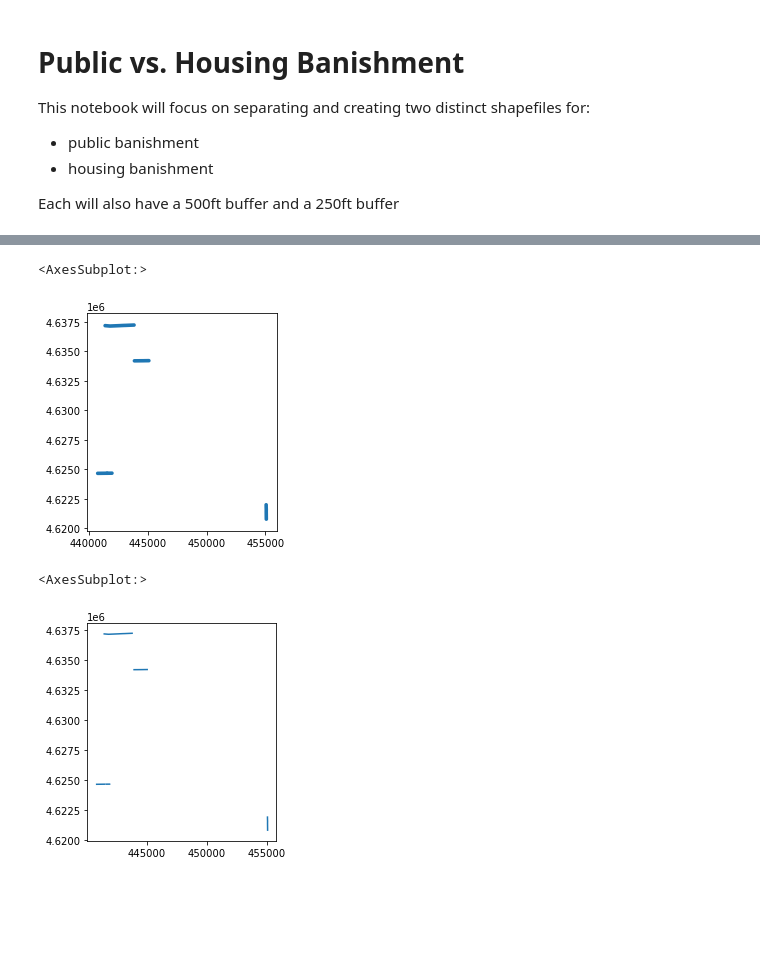
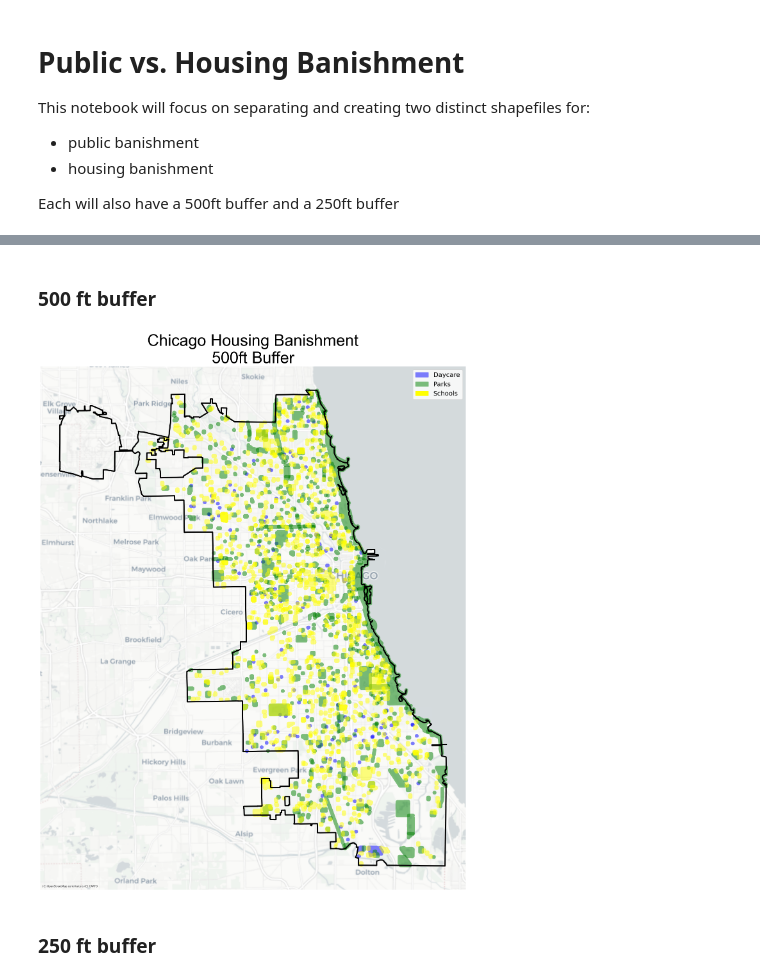
Before and after one commit to justinm0rgan/chicago400, a Jupyter notebook: public_banishment_vs_housing_banishment.ipynb, the cells around one changed output, grey strips where cells are left out. Cells and saved outputs as stored; diff of their text form; code cells hidden in the pictures; blank space fills up the shorter version.

Commit message:
updated notebook with housing banishment

```diff
--- a/public_banishment_vs_housing_banishment.ipynb
+++ b/public_banishment_vs_housing_banishment.ipynb
@@ -14,2 +17,7 @@ import numpy as np
 # %%
-bike_routes_buffer = pd.read_pickle('./data/pickle/bike_routes_buffer').head()
+chicago_boundaries = pd.read_pickle('./data/pickle/chicago_boundaries')
+bike_routes_buffer = pd.read_pickle('./data/pickle/bike_routes_buffer')
+daycare_buffer = pd.read_pickle('./data/pickle/daycare_buffer')
+forestry_buffer = pd.read_pickle('./data/pickle/forestry_buffer')
+parks_buffer = pd.read_pickle('./data/pickle/parks_buffer')
+schools_buffer = pd.read_pickle('./data/pickle/schools_buffer')
@@ -38,11 +28,2 @@ bike_routes_buffer.set_geometry(col='buffer_500', inplace=True)
-# %%
-bike_routes_buffer.plot()
-# %% [output]
-<AxesSubplot:>
-[figure, removed]
-# %%
-bike_routes_buffer.set_geometry('geometry', inplace=True)
-bike_routes_buffer.plot()
-# %% [output]
-<AxesSubplot:>
-[figure, removed]
+# %% [markdown]
+### 500 ft buffer
@@ -48,0 +33,44 @@ bike_routes_buffer.plot()
+# %%
+# 500 ft buffer map
+# set basemap with Chicago Boundaries
+basemap = chicago_boundaries.boundary.plot(color='k',
+                                           figsize=(30,30),
+                                          linewidth=4,
+                                           label='Chicago Boundaries')
+
+# add contextily basemap
+ctx.add_basemap(basemap,crs=32616,source=ctx.providers.CartoDB.Positron)
+
+# plot each geometry
+daycare_buffer.plot(color='blue', ax=basemap, alpha=0.5)
+daycare_leg = mpatches.Patch(color='blue', label='Daycare', alpha=0.5)
+
+parks_buffer.plot(color='green',ax=basemap, alpha=0.5)
+parks_leg = mpatches.Patch(color='green',label='Parks', alpha=0.5)
+
+schools_buffer.plot(color='yellow',ax=basemap, alpha=0.5)
+schools_leg = mpatches.Patch(color='yellow', label='Schools')
+
+# turn off axies
+basemap.axis('off')
+
+# legend
+basemap.legend(prop={'size':20}, handles=[
+                                          daycare_leg,
+                                          parks_leg,
+                                          schools_leg])
+
+# turn off axies
+basemap.axis('off')
+
+# set title
+basemap.set_title('Chicago Housing Banishment\n500ft Buffer', fontdict={'size':50,
+                                                            'weight':'normal',
+                                                            'family':'arial'})
+
+plt.savefig('./images/chicago_housing_banishment_500ft_buffer.png', transparent=True)
+plt.show()
+# %% [output]
+[figure, added]
+# %% [markdown]
+### 250 ft buffer
```
Also changed, not shown: parts of 8 cells of this notebook.
